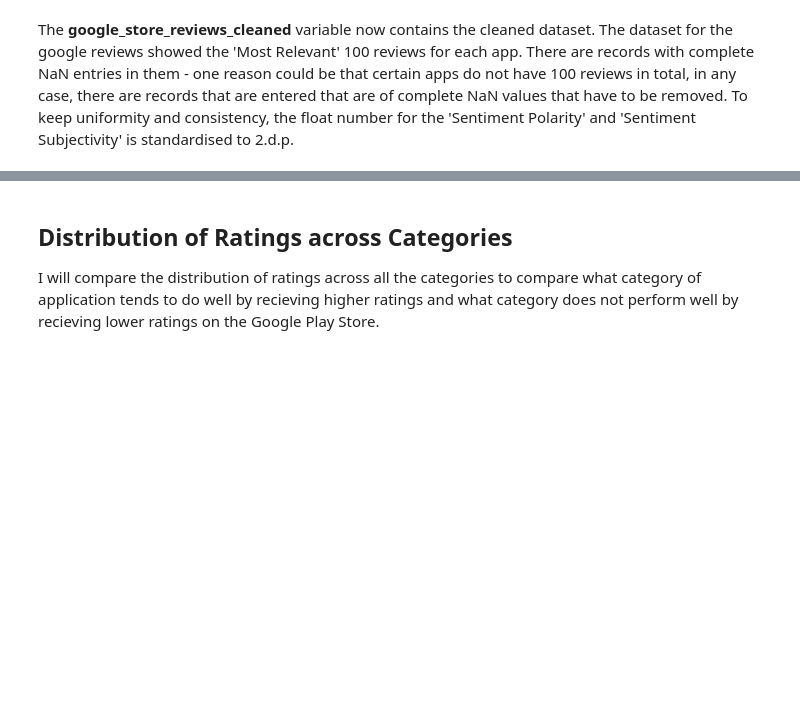
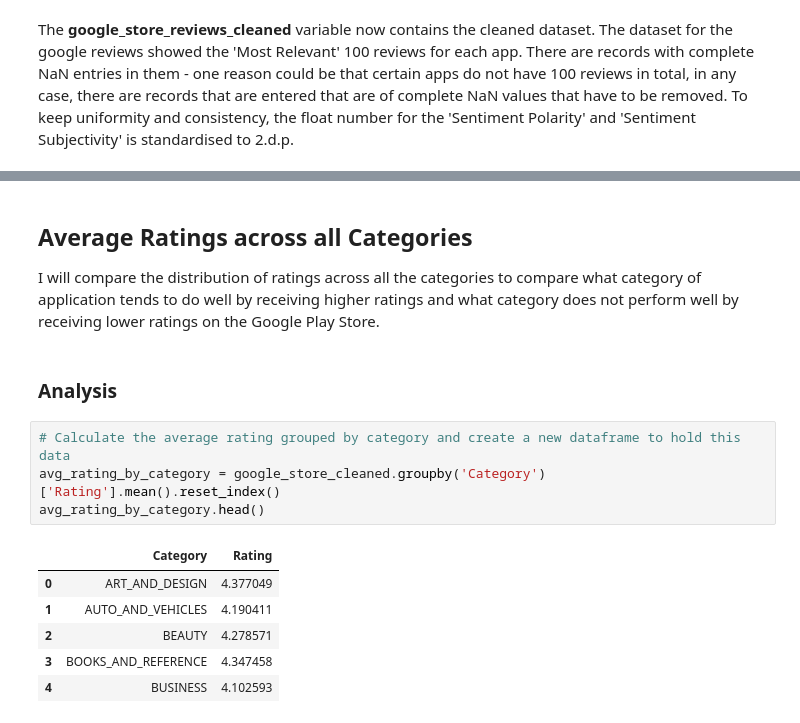
Before and after one commit to usama-asghar1/VisualisationProject, a Jupyter notebook: Visualisation_Project.ipynb, the cells around one changed output, grey strips where cells are left out. Drawn from its saved outputs; the diff is of its cells as text; blank space fills up the shorter version.

```diff
--- a/Visualisation_Project.ipynb
+++ b/Visualisation_Project.ipynb
@@ -194,4 +196,17 @@ TypeError: Could not convert string '10,000+500,000+5,000,000+50,000,000+100,000
 # %% [markdown]
-## Distribution of Ratings across Categories
+## Average Ratings across all Categories
 
-I will compare the distribution of ratings across all the categories to compare what category of application tends to do well by recieving higher ratings and what category does not perform well by recieving lower ratings on the Google Play Store.
+I will compare the distribution of ratings across all the categories to compare what category of application tends to do well by receiving higher ratings and what category does not perform well by receiving lower ratings on the Google Play Store.
+# %% [markdown]
+### Analysis
+# %%
+# Calculate the average rating grouped by category and create a new dataframe to hold this data
+avg_rating_by_category = google_store_cleaned.groupby('Category')['Rating'].mean().reset_index()
+avg_rating_by_category.head()
+# %% [output]
+|  | Category | Rating |
+| 0 | ART_AND_DESIGN | 4.377049 |
+| 1 | AUTO_AND_VEHICLES | 4.190411 |
+| 2 | BEAUTY | 4.278571 |
+| 3 | BOOKS_AND_REFERENCE | 4.347458 |
+| 4 | BUSINESS | 4.102593 |
```
Also changed, not shown: parts of 16 cells of this notebook.
